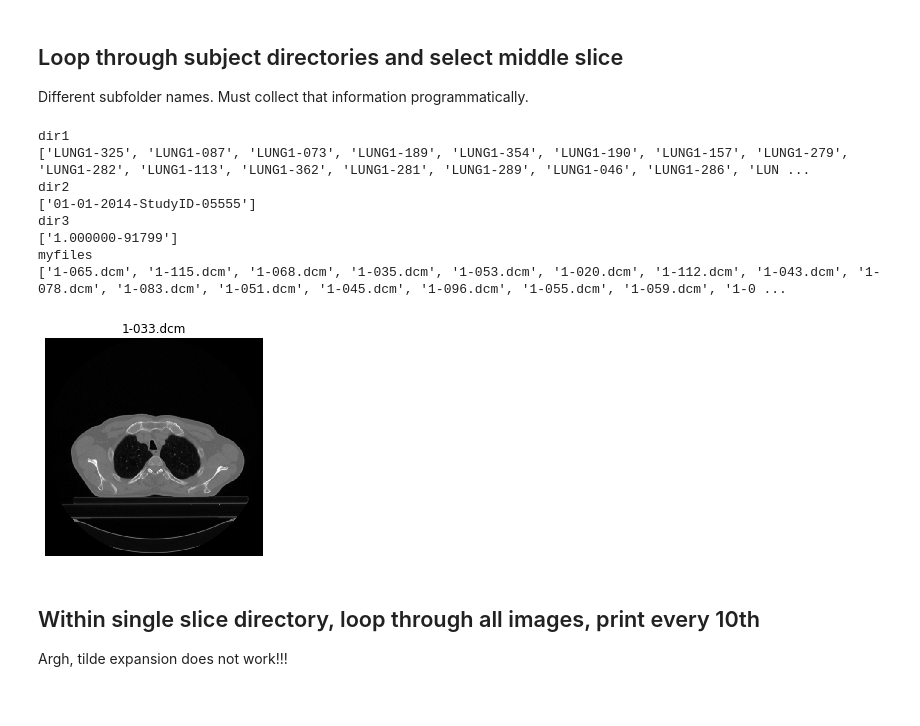
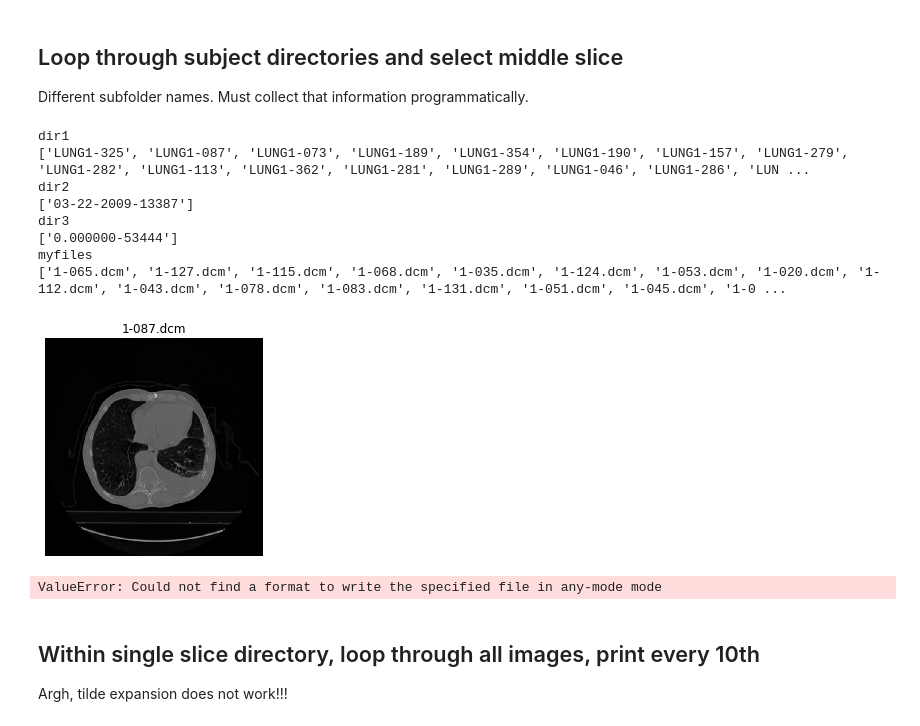
Before and after one commit to DanielEvansLab/MLgroup, a Jupyter notebook: NSCLS_deep/NSCLS.ipynb, the cells around one changed output. Saved outputs shown, nothing was run; the diff lists cells and outputs as text; code cells hidden in the pictures.

```diff
--- a/NSCLS_deep/NSCLS.ipynb
+++ b/NSCLS_deep/NSCLS.ipynb
@@ -57,38 +58,47 @@ dir1 = os.listdir(mypath1)
 print("dir1")
 print(dir1)
 
 #loop through dir 1
-mypath2 = mypath1 + dir1[1]
+mypath2 = mypath1 + dir1[0]
 dir2 = os.listdir(mypath2)
 
 print("dir2")
 print(dir2)
 
 if len(dir2) == 1:
     mypath3 = mypath2 + "/" + dir2[0]
     dir3 = os.listdir(mypath3)
     print("dir3")
     print(dir3)
 
 if len(dir3) == 1:
     mypath4 = mypath3 + "/" + dir3[0]
     myfiles = os.listdir(mypath4)
     print("myfiles")
     print(myfiles)
 
 index_mid = int(len(myfiles)/2)
 im = imageio.imread(mypath4 + "/" + myfiles[index_mid])
 show_image(im, title = myfiles[index_mid])
+w = imageio.get_writer('/rhome/devans/shared/sfcc/shared_data/NSCLS/data/dicom/NSCLC-Radiomics/NSCLC-Radiomics/mid_slice/test.dicom', format = "")
+w.append_data(im)
+w.close()
+
+#imageio.imwrite('/rhome/devans/shared/sfcc/shared_data/NSCLS/data/dicom/NSCLC-Radiomics/NSCLC-Radiomics/mid_slice/test.dicom', im, format = "dicom")
+
+
+#help(imageio.imwrite)
 # %% [output]
 dir1
 ['LUNG1-325', 'LUNG1-087', 'LUNG1-073', 'LUNG1-189', 'LUNG1-354', 'LUNG1-190', 'LUNG1-157', 'LUNG1-279', 'LUNG1-282', 'LUNG1-113', 'LUNG1-362', 'LUNG1-281', 'LUNG1-289', 'LUNG1-046', 'LUNG1-286', 'LUN ...
 dir2
-['01-01-2014-StudyID-05555']
+['03-22-2009-13387']
 dir3
-['1.000000-91799']
+['0.000000-53444']
 myfiles
-['1-065.dcm', '1-115.dcm', '1-068.dcm', '1-035.dcm', '1-053.dcm', '1-020.dcm', '1-112.dcm', '1-043.dcm', '1-078.dcm', '1-083.dcm', '1-051.dcm', '1-045.dcm', '1-096.dcm', '1-055.dcm', '1-059.dcm', '1-0 ...
+['1-065.dcm', '1-127.dcm', '1-115.dcm', '1-068.dcm', '1-035.dcm', '1-124.dcm', '1-053.dcm', '1-020.dcm', '1-112.dcm', '1-043.dcm', '1-078.dcm', '1-083.dcm', '1-131.dcm', '1-051.dcm', '1-045.dcm', '1-0 ...
-[figure, old version]
+[figure, new version]
+ValueError: Could not find a format to write the specified file in any-mode mode
 # %% [markdown]
 ## Within single slice directory, loop through all images, print every 10th
 
```
Also changed, not shown: parts of 1 cell of this notebook.
